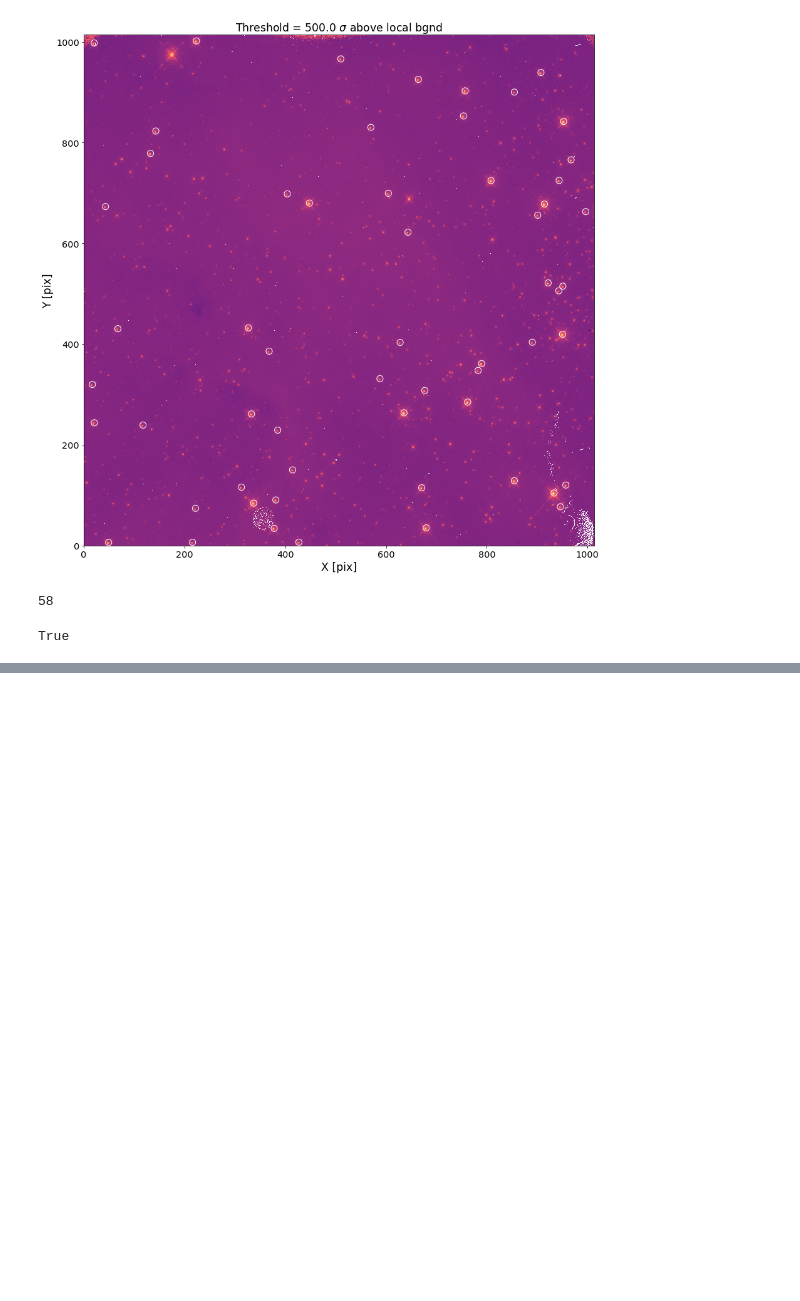
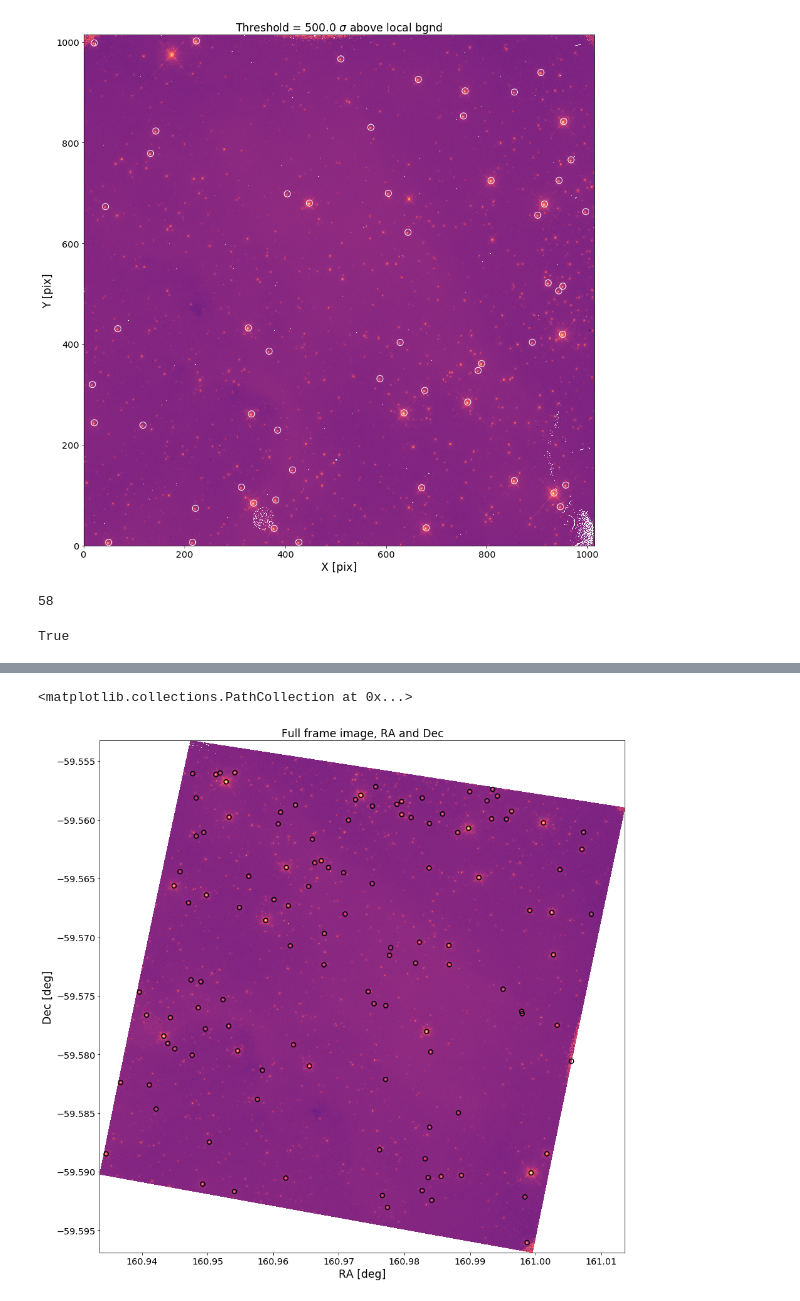
Before and after one commit to aggle/public_wifi, a Jupyter notebook: align_tr14_to_gaia.ipynb, the cells around one changed output, grey strips where cells are left out. Drawn from its saved outputs; the diff is of its cells as text; code cells hidden in the pictures; blank space fills up the shorter version.

```diff
--- a/align_tr14_to_gaia.ipynb
+++ b/align_tr14_to_gaia.ipynb
@@ -454,0 +444,5 @@ plt.colorbar(imax, ax=ax, orientation='horizontal')
+# %%
+sources = pd.read_csv("../data/tables/dao_sources_icct02jfq.csv")
+# %%
+sources_radec = cat_utils.pix2sky(tutils.get_file_from_file_id(ff),
+                                 x=sources['xcentroid'], y=sources['ycentroid'])
@@ -454,0 +453,12 @@ plt.colorbar(imax, ax=ax, orientation='horizontal')
+# %%
+fig, ax = plt.subplots(1, 1, figsize=(15, 15))
+ax.set_title("Full frame image, RA and Dec", size='xx-large')
+ax.set_xlabel("RA [deg]", size='xx-large')
+ax.set_ylabel("Dec [deg]", size='xx-large')
+ax.tick_params(labelsize='x-large')
+ax.ticklabel_format(useOffset=False)
+ax.pcolormesh(radec[0], radec[1], data, norm=mpl.colors.LogNorm(), cmap=mpl.cm.magma)
+ax.scatter(*sources_radec, fc='none', ec='k', s=50, lw=1.5)
+# %% [output]
+<matplotlib.collections.PathCollection at 0x...>
+[figure, added]
```
Also changed, not shown: parts of 21 cells of this notebook, 3 other files.
